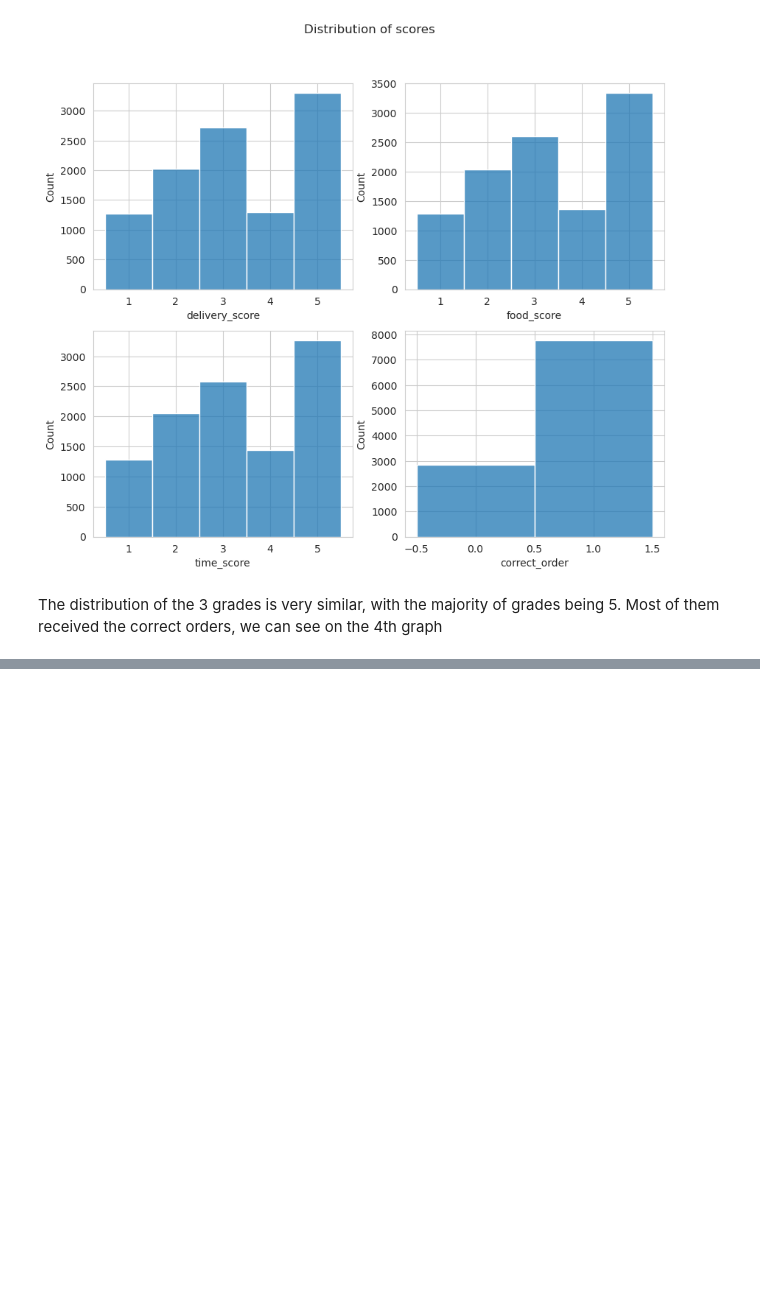
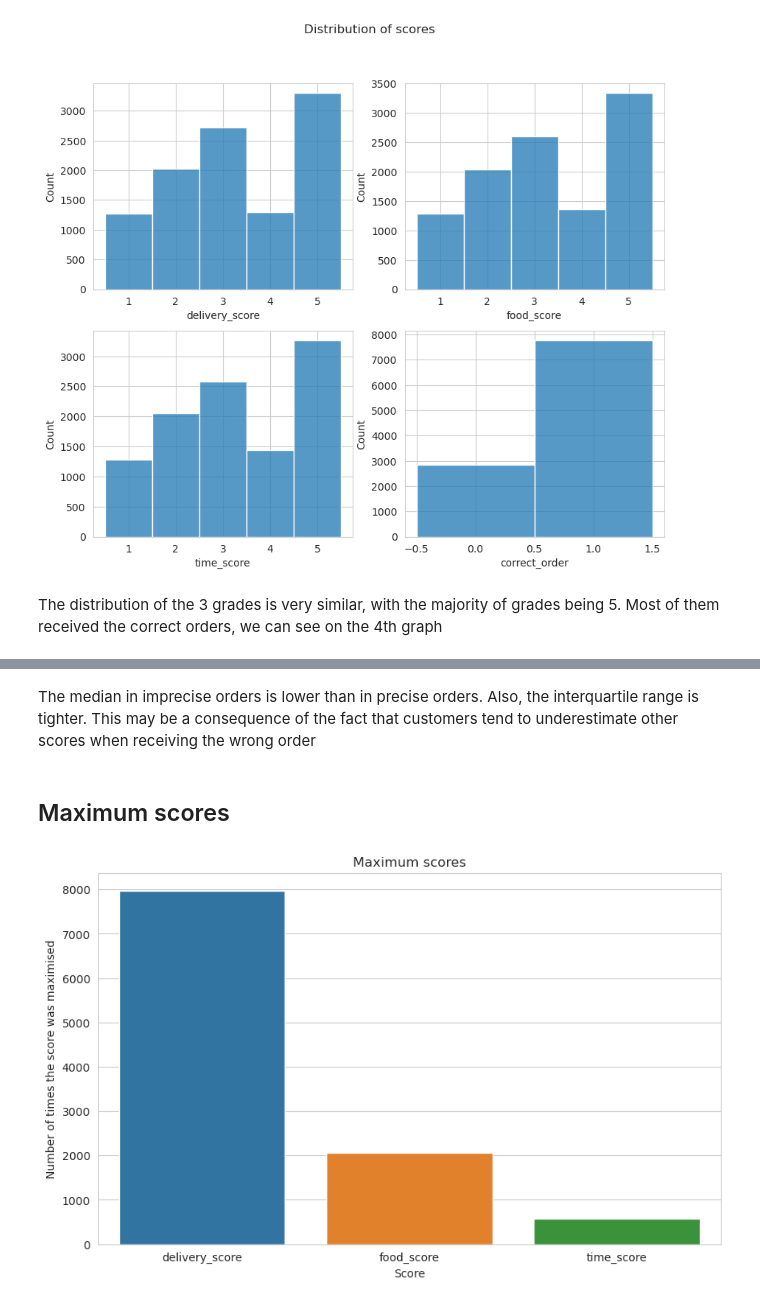
Before and after one commit to lomowg/Customer-Satisfaction-EDA, a Jupyter notebook: Customer Satisfaction EDA.ipynb, the cells around one changed output, grey strips where cells are left out. Cells and saved outputs as stored; diff of their text form; code cells hidden in the pictures; blank space fills up the shorter version.

```diff
--- a/Customer Satisfaction EDA.ipynb
+++ b/Customer Satisfaction EDA.ipynb
@@ -148,0 +167,17 @@ The distribution of the 3 grades is very similar, with the majority of grades be
+# %% [markdown]
+The median in imprecise orders is lower than in precise orders. Also, the interquartile range is tighter. This may be a consequence of the fact that customers tend to underestimate other scores when receiving the wrong order
+# %% [markdown]
+## Maximum scores
+# %%
+df_max = df.iloc[:, 1:].idxmax(axis=1).value_counts().to_frame().T
+
+plt.figure(figsize=(10, 6))
+sns.barplot(data=df_max)
+
+plt.title('Maximum scores')
+plt.xlabel('Score')
+plt.ylabel('Number of times the score was maximised')
+
+plt.show()
+# %% [output]
+[figure, added]
```
Also changed, not shown: parts of 9 cells of this notebook.
